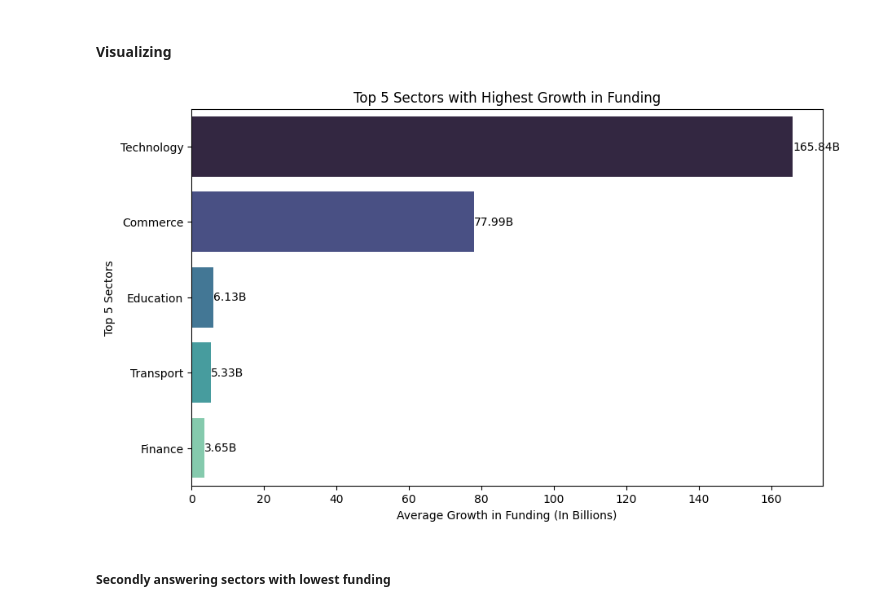
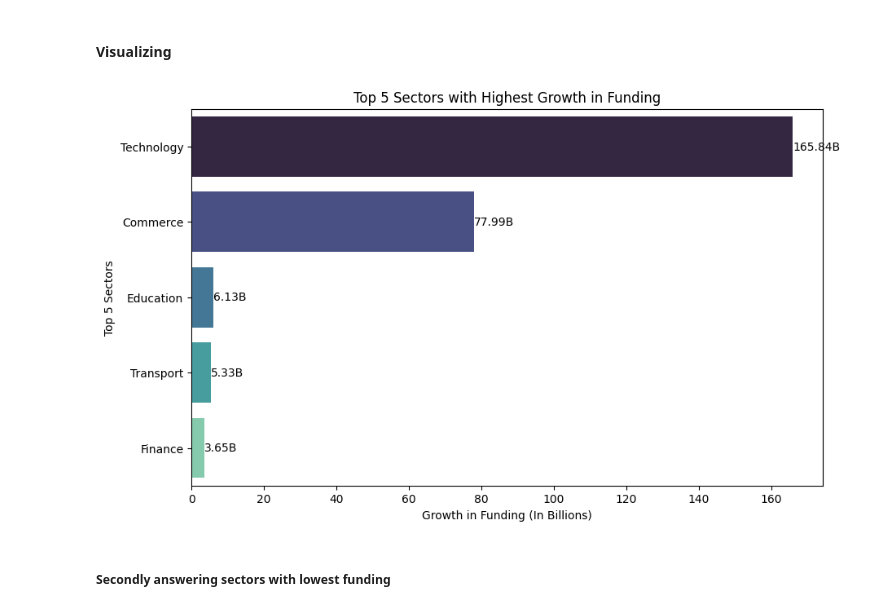
Before and after one commit to heldana30/Azubi_Africa_Live_Project_Indian_Startup_Funding_Analysis, a Jupyter notebook: indian_start_up_funding_analysis.ipynb, the cells around one changed output. Saved outputs shown, nothing was run; the diff lists cells and outputs as text; code cells hidden in the pictures.

```diff
--- a/indian_start_up_funding_analysis.ipynb
+++ b/indian_start_up_funding_analysis.ipynb
@@ -1721,23 +1721,23 @@ sector_year_funding_reset = sector_year_funding.reset_index().sort_values(by='am
 # %%
 # Convert the 'growth' values to billions
 sector_year_funding_reset['growth_billions'] = sector_year_funding_reset['amount($)'] / 1e9
 def annotate_bars(data, ax):
     for index, value in enumerate(data['growth_billions']):
         ax.text(value, index, f'{value:.2f}B', ha='left', va='center', fontsize=10)
 
 # Plotting using seaborn
 plt.figure(figsize=(10, 6))
 ax = sns.barplot(x='growth_billions', y='sector', data=sector_year_funding_reset, palette="mako")
 
 plt.title('Top 5 Sectors with Highest Growth in Funding')
-plt.xlabel('Average Growth in Funding (In Billions)')
+plt.xlabel('Growth in Funding (In Billions)')
 plt.ylabel('Top 5 Sectors')
 
 # Annotate the bars with values
 annotate_bars(sector_year_funding_reset, ax)
 plt.show()
 # %% [output]
-[figure, old version]
+[figure, new version]
 # %% [markdown]
 ##### Secondly answering sectors with lowest funding
 # %%
```
Also changed, not shown: parts of 2 cells of this notebook, 4 other files.
